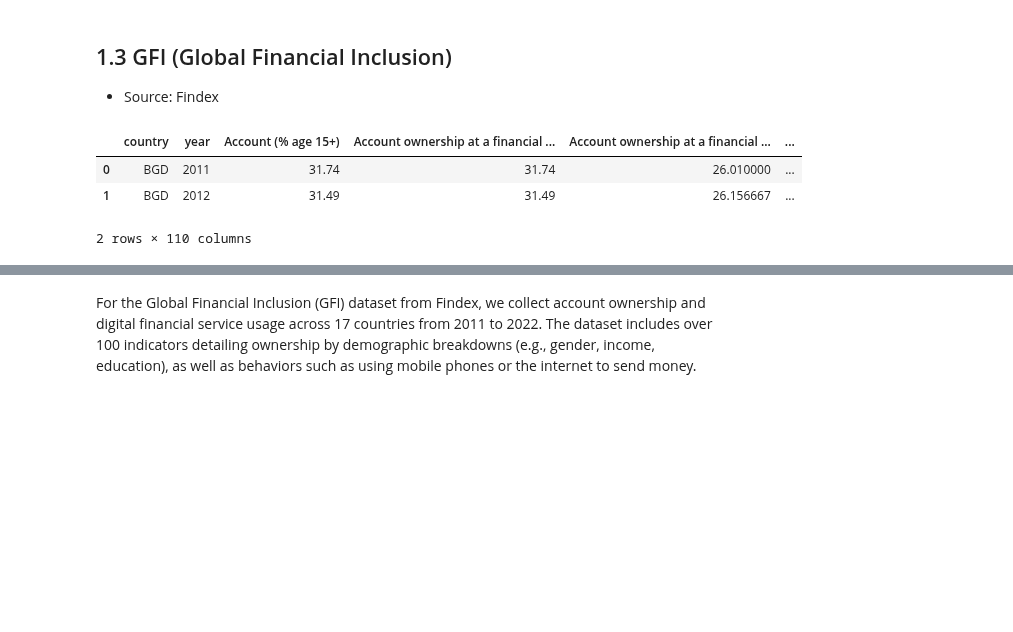
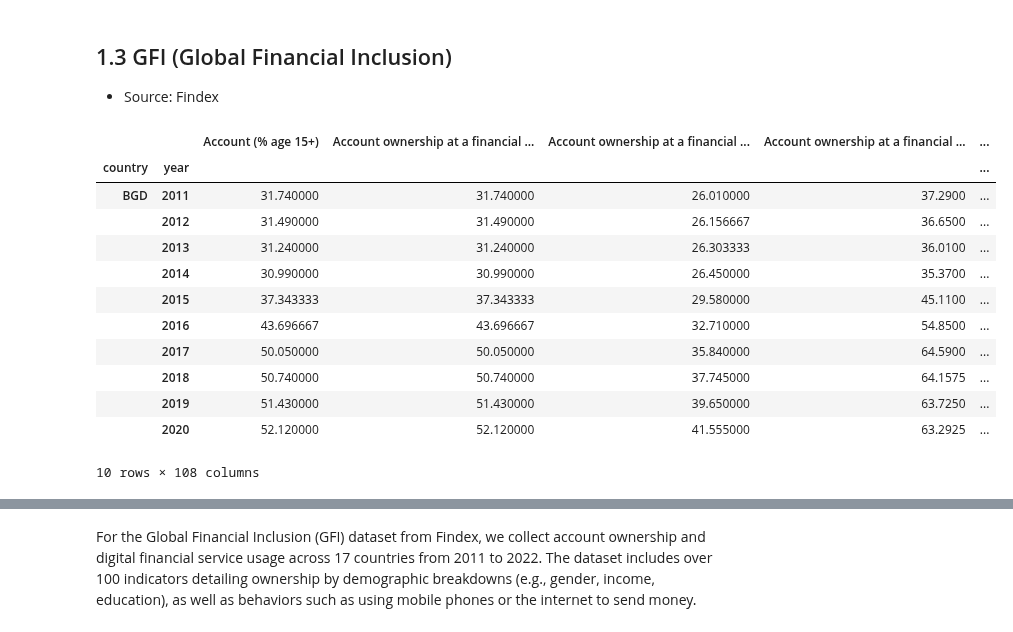
Before and after one commit to wanzi-wang/graspp_2025s_fintech, a Jupyter notebook: notebooks/Milestone_3_part1.ipynb, the cells around one changed output, grey strips where cells are left out. Cells and saved outputs as stored; diff of their text form; code cells hidden in the pictures; blank space fills up the shorter version.

```diff
--- a/notebooks/Milestone_3_part1.ipynb
+++ b/notebooks/Milestone_3_part1.ipynb
@@ -103,13 +161,23 @@ basic_stats(df_control_clean)
 ## 1.3 GFI (Global Financial Inclusion)
 - Source: Findex
 # %%
+df_findex = df_findex.rename(columns={'country':'code'})
 df_findex_clean = cleanUp(df_findex)
-df_findex_clean.head(2)
+df_findex_clean.head(10)
 # %% [output]
-|  | country | year | Account (% age 15+) | Account ownership at a financial ... | Account ownership at a financial ... | ... |
-| 0 | BGD | 2011 | 31.74 | 31.74 | 26.010000 | ... |
-| 1 | BGD | 2012 | 31.49 | 31.49 | 26.156667 | ... |
+|  |  | Account (% age 15+) | Account ownership at a financial ... | Account ownership at a financial ... | Account ownership at a financial ... | ... |
+| country | year |  |  |  |  | ... |
+| BGD | 2011 | 31.740000 | 31.740000 | 26.010000 | 37.2900 | ... |
+|  | 2012 | 31.490000 | 31.490000 | 26.156667 | 36.6500 | ... |
+|  | 2013 | 31.240000 | 31.240000 | 26.303333 | 36.0100 | ... |
+|  | 2014 | 30.990000 | 30.990000 | 26.450000 | 35.3700 | ... |
+|  | 2015 | 37.343333 | 37.343333 | 29.580000 | 45.1100 | ... |
+|  | 2016 | 43.696667 | 43.696667 | 32.710000 | 54.8500 | ... |
+|  | 2017 | 50.050000 | 50.050000 | 35.840000 | 64.5900 | ... |
+|  | 2018 | 50.740000 | 50.740000 | 37.745000 | 64.1575 | ... |
+|  | 2019 | 51.430000 | 51.430000 | 39.650000 | 63.7250 | ... |
+|  | 2020 | 52.120000 | 52.120000 | 41.555000 | 63.2925 | ... |
-2 rows × 110 columns
+10 rows × 108 columns
 # %%
 basic_stats(df_findex_clean)
 # %% [output]
```
Also changed, not shown: parts of 19 cells of this notebook, 1 other file.
